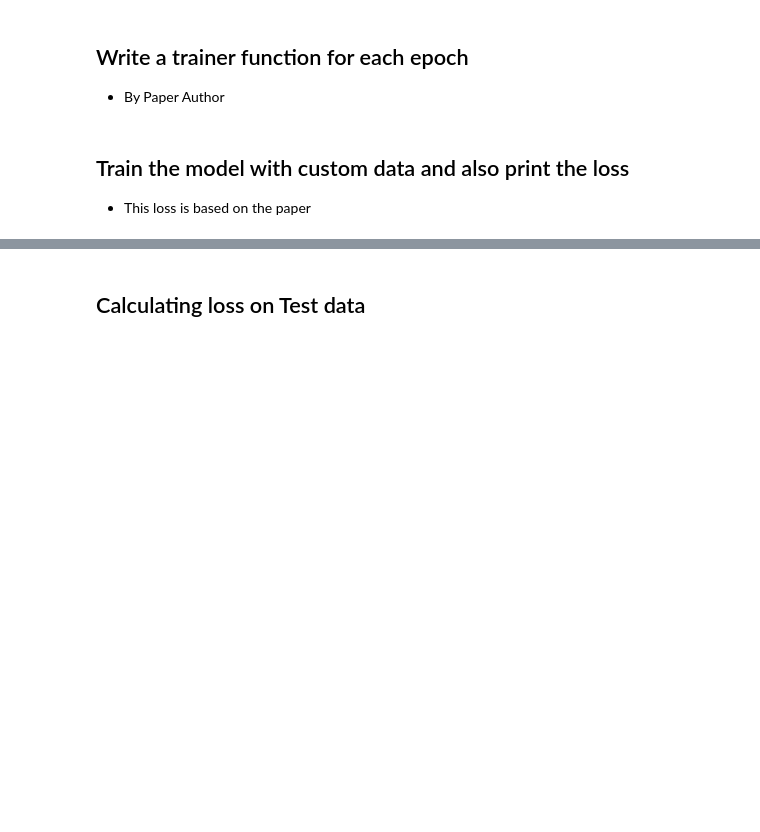
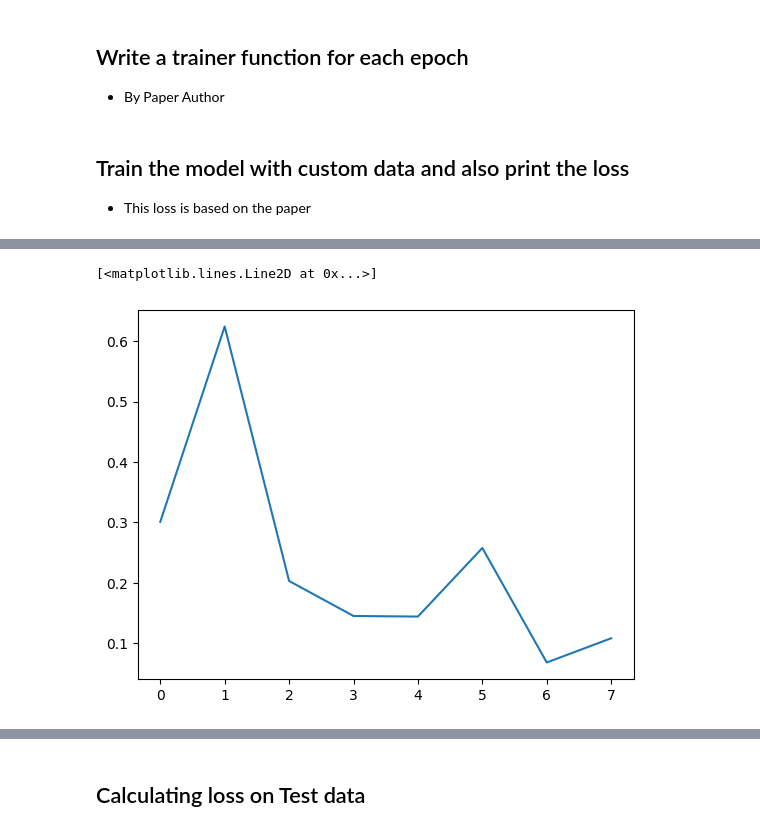
Before and after one commit to balnarendrasapa/road-detection, a Jupyter notebook: submissions/Update 2/Update_2.ipynb, the cells around one changed output, grey strips where cells are left out. Drawn from its saved outputs; the diff is of its cells as text; code cells hidden in the pictures; blank space fills up the shorter version.

Commit message:
Add graphs

```diff
--- a/submissions/Update 2/Update_2.ipynb
+++ b/submissions/Update 2/Update_2.ipynb
@@ -396,7 +396,8 @@ def train(args, train_loader, model, criterion, optimizer, epoch):
 - This loss is based on the paper
 # %%
 print("------------------------------------------")
-
+training_loss_last_batch = []
+validation_loss_last_batch = []
 for epoch in range(0, args["max_epochs"]):
     print(f"Epoch: {epoch + 1}/{args['max_epochs']}")
     poly_lr_scheduler(args, optimizer, epoch)
@@ -428,6 +429,8 @@ for epoch in range(0, args["max_epochs"]):
     print(f"Training loss for last batch: {loss_for_last_batch_train}")
     print(f"Validation loss for last batch: {loss.item()}")
     print("------------------------------------------")
+    training_loss_last_batch.append(loss_for_last_batch_train)
+    validation_loss_last_batch.append(loss.item())
 # %% [output]
 ------------------------------------------
 Epoch: 1/8
@@ -496 +499,12 @@ Validation loss for last batch: 0.21124905347824097
 ------------------------------------------
+# %%
+%matplotlib inline
+import matplotlib.pyplot as plt
+
+x = list(range(len(training_loss_last_batch)))
+y = training_loss_last_batch
+
+plt.plot(x, y)
+# %% [output]
+[<matplotlib.lines.Line2D at 0x...>]
+[figure, added]
```
Also changed, not shown: parts of 4 cells of this notebook.
